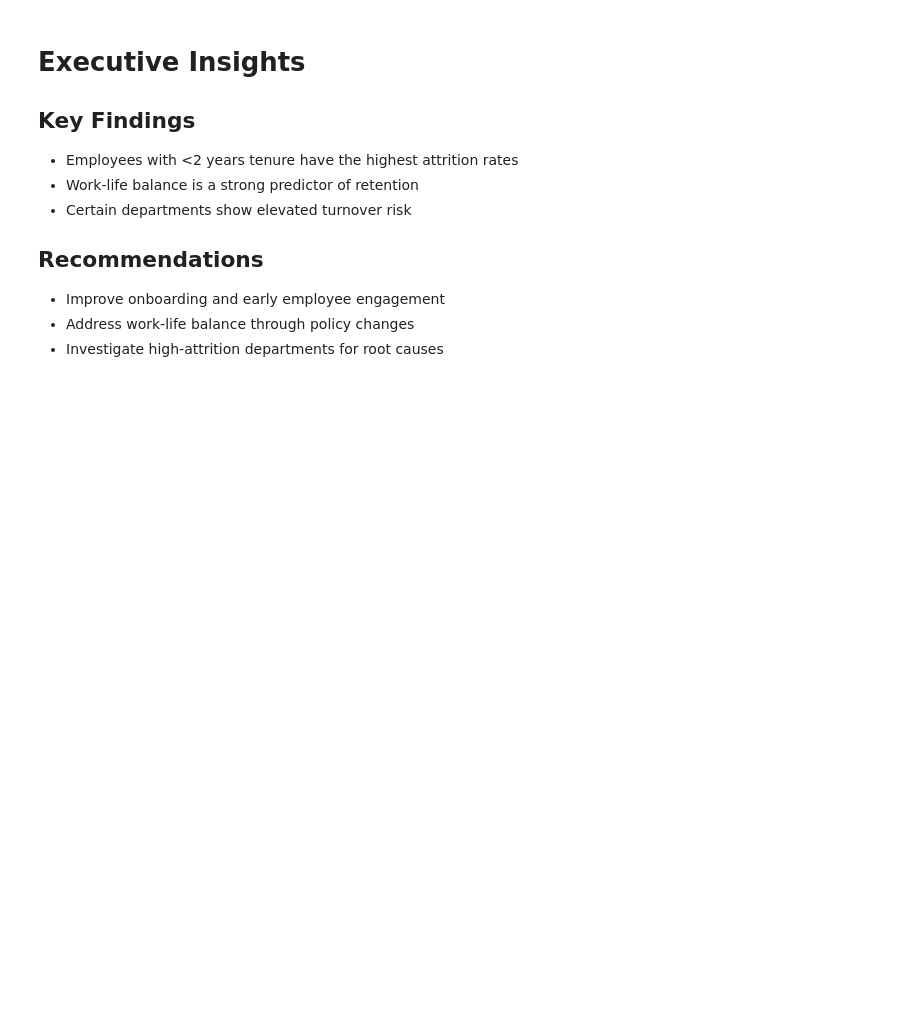
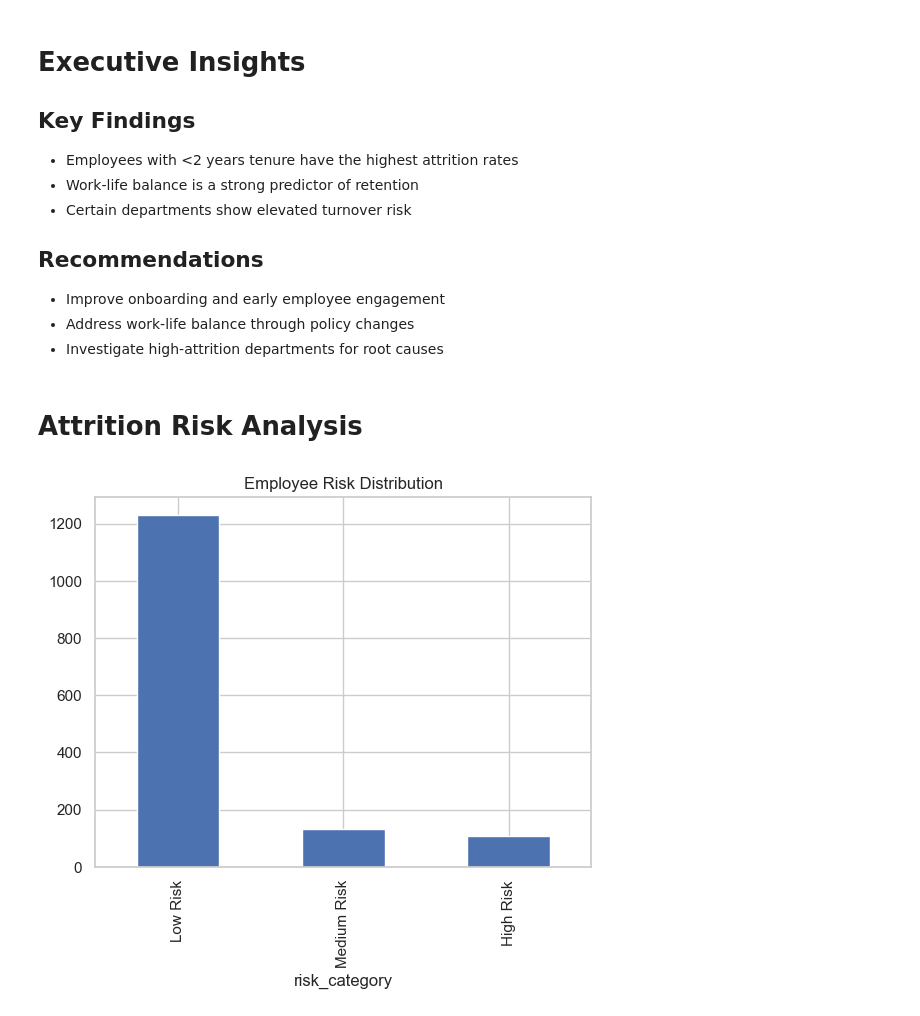
Before and after one commit to wpbates223/HR_Analytics_Project, a Jupyter notebook: notebooks/hr_analysis.ipynb, the cells around one changed output. Saved outputs shown, nothing was run; the diff lists cells and outputs as text; code cells hidden in the pictures; blank space fills up the shorter version.

```diff
--- a/notebooks/hr_analysis.ipynb
+++ b/notebooks/hr_analysis.ipynb
@@ -136,3 +136,13 @@ Employees with lower work-life balance scores are more likely to leave.
 - Improve onboarding and early employee engagement
 - Address work-life balance through policy changes
 - Investigate high-attrition departments for root causes
+# %% [markdown]
+# Attrition Risk Analysis
+# %%
+df = pd.read_csv("../data/hr_with_risk_scores.csv")
+
+df["risk_category"].value_counts().plot(kind="bar")
+plt.title("Employee Risk Distribution")
+plt.show()
+# %% [output]
+[figure, added]
```
Also changed, not shown: parts of 3 cells of this notebook, 1 other file.
